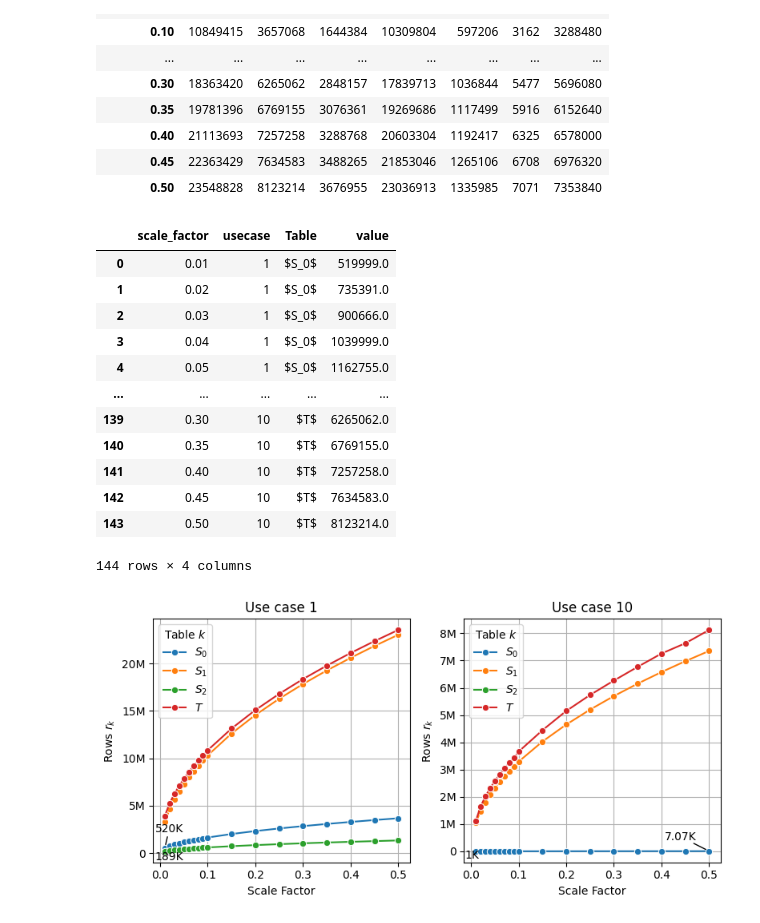
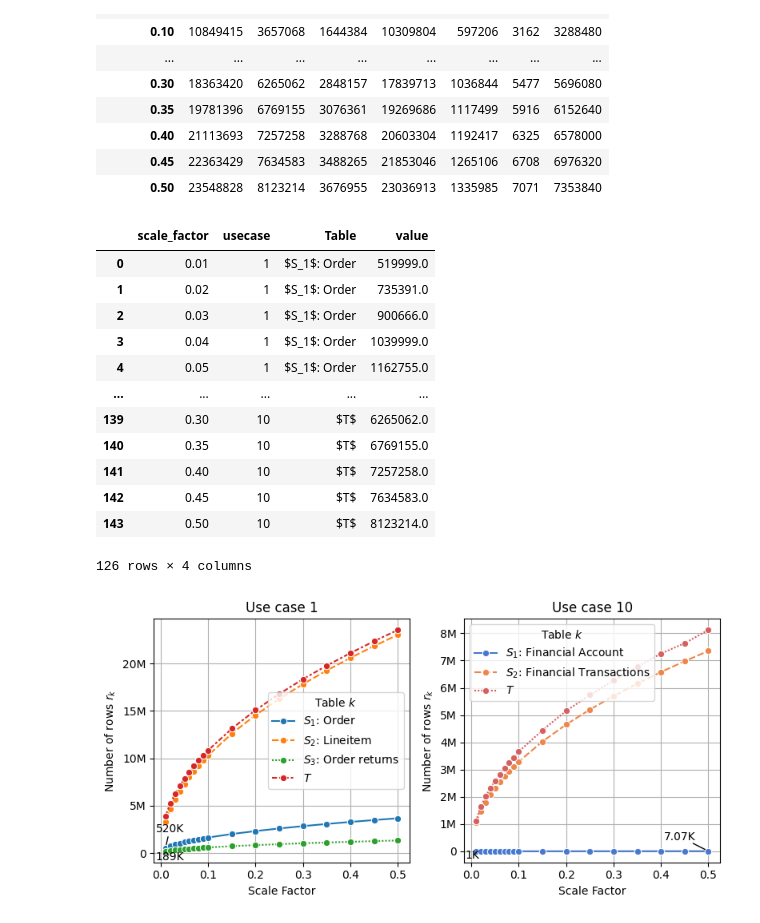
Before and after one commit to ptemarvelde/msc-thesis-figures, a Jupyter notebook: tables/datasets/tpc.ipynb, the cells around one changed output. Cells and saved outputs as stored; diff of their text form; code cells hidden in the pictures.

```diff
--- a/tables/datasets/tpc.ipynb
+++ b/tables/datasets/tpc.ipynb
@@ -4,7 +4,8 @@ Scale factors & dimensions per scale factor
 # %%
 import pandas as pd
 from figure_utils import *
-df = read_data_chars(type_="tpc_ai", base_path=RUNTIME_DIR)
+SAVE = False
+df = read_data_chars(type_="tpc_ai", base_path=f"{RESULT_DIR}/daic")
 df['scale_factor'] = df.dataset.apply(lambda x: x.split("_")[-1].split("_")[-1]).astype(float)
 df['usecase'] = df.dataset.apply(lambda x: int(x.split(":")[0].split("_")[1]))
 
@@ -62,57 +68,91 @@ tab
 plotdf = pd.DataFrame(df.r_S.tolist())
 plotdf['scale_factor'], plotdf['usecase'], plotdf['r_T'] = df.scale_factor, df.usecase, df.r_T
 plotdfmelted_plotdf = plotdf.melt(id_vars=['scale_factor', 'usecase'], value_vars=[0, 1, 2, 'r_T'], var_name='Table', value_name='value')
-plotdfmelted_plotdf.Table = plotdfmelted_plotdf.Table.apply(lambda x: "$T$" if x == 'r_T' else f"$S_{x}$")
+
+
+table_names = {
+    (1, 'r_T'): "$T$",
+    (10, 'r_T'): "$T$",
+    (1, 0): "$S_1$: Order",
+    (1, 1): "$S_2$: Lineitem",
+    (1, 2): "$S_3$: Order returns",
+    (10, 0): "$S_1$: Financial Account",
+    (10, 1): "$S_2$: Financial Transactions",
+    (10, 2): "",
+}
+
+plotdfmelted_plotdf.Table = plotdfmelted_plotdf[['usecase', "Table"]].apply(lambda x: table_names[(x[0],x[1])], axis=1)
+plotdfmelted_plotdf = plotdfmelted_plotdf.dropna()
 plotdfmelted_plotdf
 # %% [output]
 |  | scale_factor | usecase | Table | value |
-| 0 | 0.01 | 1 | $S_0$ | 519999.0 |
-| 1 | 0.02 | 1 | $S_0$ | 735391.0 |
-| 2 | 0.03 | 1 | $S_0$ | 900666.0 |
-| 3 | 0.04 | 1 | $S_0$ | 1039999.0 |
-| 4 | 0.05 | 1 | $S_0$ | 1162755.0 |
+| 0 | 0.01 | 1 | $S_1$: Order | 519999.0 |
+| 1 | 0.02 | 1 | $S_1$: Order | 735391.0 |
+| 2 | 0.03 | 1 | $S_1$: Order | 900666.0 |
+| 3 | 0.04 | 1 | $S_1$: Order | 1039999.0 |
+| 4 | 0.05 | 1 | $S_1$: Order | 1162755.0 |
 | ... | ... | ... | ... | ... |
 | 139 | 0.30 | 10 | $T$ | 6265062.0 |
 | 140 | 0.35 | 10 | $T$ | 6769155.0 |
 | 141 | 0.40 | 10 | $T$ | 7257258.0 |
 | 142 | 0.45 | 10 | $T$ | 7634583.0 |
 | 143 | 0.50 | 10 | $T$ | 8123214.0 |
-144 rows × 4 columns
+126 rows × 4 columns
 # %%
 import seaborn as sns
 import matplotlib.ticker as ticker
 import matplotlib.pyplot as plt
 from adjustText import adjust_text
+
 # Create a figure with two subplots
-fig, axs = plt.subplots(1, 2, figsize=(FIGURE_WIDTH_INCHES, FIGURE_WIDTH_INCHES/2))
-
-# Iterate through the grouped dataframe
-for ax, (usecase, group) in zip(axs, plotdfmelted_plotdf.groupby('usecase')):
-    ax = sns.lineplot(data=group, x='scale_factor', y='value', hue='Table', ax=ax, marker='o')
+fig, axs = plt.subplots(1, 2, figsize=(FIGURE_WIDTH_INCHES, FIGURE_WIDTH_INCHES / 2))
+muted = sns.color_palette("muted")
+palettes = [sns.color_palette("tab10")[:4], [muted[0], muted[1], muted[3]]]
+for i, (ax, (usecase, group)) in enumerate(zip(axs, plotdfmelted_plotdf.groupby("usecase"))):
+    group= group.sort_values('Table', ascending=True)
+    ax = sns.lineplot(
+        data=group,
+        x="scale_factor",
+        y="value",
+        hue="Table",
+        ax=ax,
+        marker="o",
+        palette=palettes[i],
+        style="Table",
+    )
     ax.yaxis.set_major_formatter(ticker.FuncFormatter(lambda x, pos: human_format(x)))
-    ax.set_title(f'Use case {usecase}')
+    ax.set_title(f"Use case {usecase}")
     ax.legend(title="Table $k$")
     ax.grid(True)
-    ax.set_ylabel("Rows $r_k$")
+    ax.set_ylabel("Number of rows $r_k$")
     ax.set_xlabel("Scale Factor")
 
     # Add annotations for the first, middle and last value for each line
     texts = []
-    fontsize=10
+    fontsize = 10
     for line in ax.lines:
         x_values = line.get_xdata()
         y_values = line.get_ydata()
         if not any(x_values) or not any(y_values):
             break
 
         if y_values[0] < 1e6:
-            texts.append(ax.text(x_values[0], y_values[0], human_format(y_values[0]), ha='center', va='bottom', fontsize=fontsize))
+            texts.append(
+                ax.text(
+                    x_values[0], y_values[0], human_format(y_values[0]), ha="center", va="bottom", fontsize=fontsize
+                )
+            )
 
         if y_values[-1] < 1e6:
-            texts.append(ax.text(x_values[-1], y_values[-1], human_format(y_values[-1]), ha='center', va='bottom', fontsize=fontsize))
-    adjust_text(texts, ax=ax, arrowprops=dict(arrowstyle="-", color='black', lw=1), force_static=(1.5, 1.5))
+            texts.append(
+                ax.text(
+                    x_values[-1], y_values[-1], human_format(y_values[-1]), ha="center", va="bottom", fontsize=fontsize
+                )
+            )
+    adjust_text(texts, ax=ax, arrowprops=dict(arrowstyle="-", color="black", lw=1), force_static=(1.5, 1.5))
 
 fig.tight_layout()
-fig.savefig(f"{LATEX_PROJECT_BASE_PATH}/chapters/06_evaluation/figures/tpcx-ai-data-chars.pdf", bbox_inches="tight")
+if SAVE or False:
+    fig.savefig(f"{LATEX_PROJECT_BASE_PATH}/chapters/06_evaluation/figures/tpcx-ai-data-chars.pdf", bbox_inches="tight")
 # %% [output]
-[figure, old version]
+[figure, new version]
```
Also changed, not shown: parts of 2 cells of this notebook, 4 other files.
